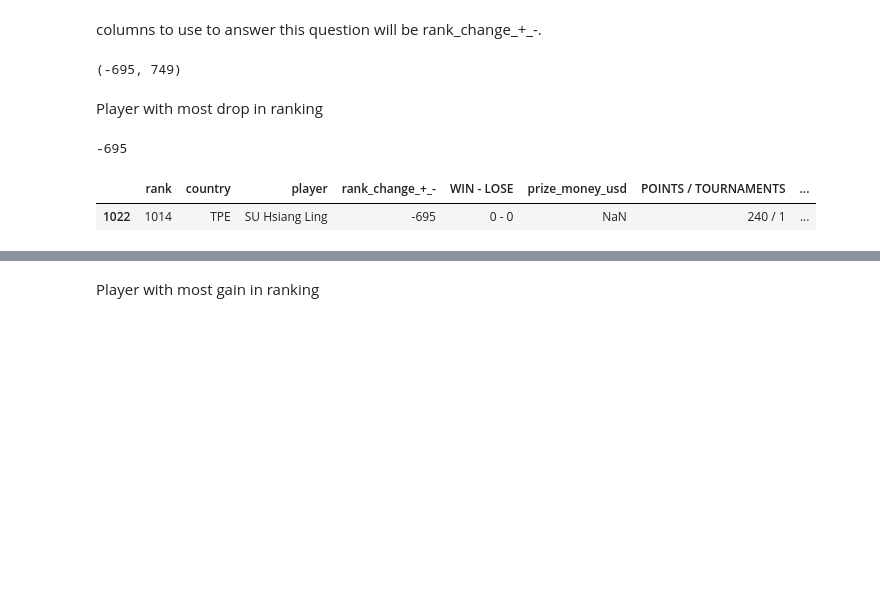
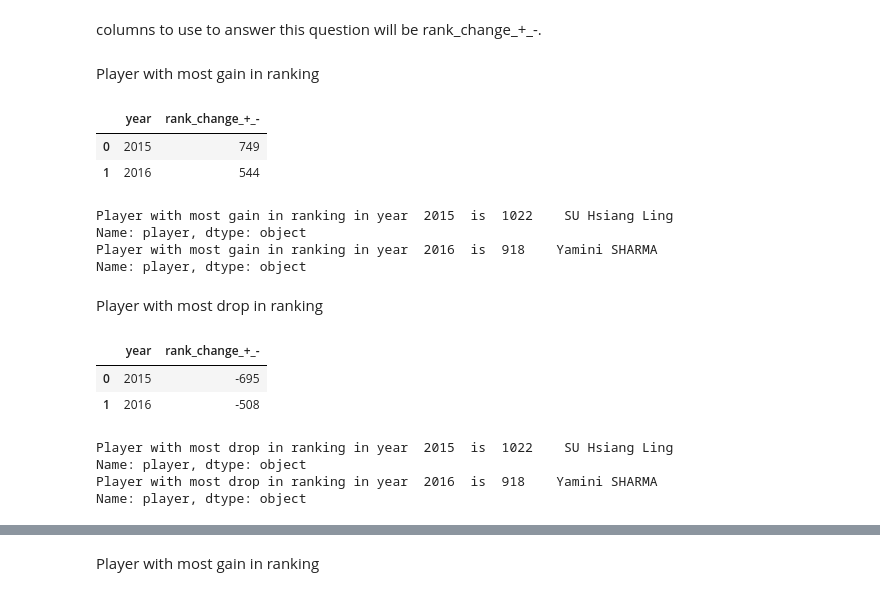
Before and after one commit to sdaphtardar/bwf-data, a Jupyter notebook: Data_Analysis_BWF-data.ipynb, the cells around one changed output, grey strips where cells are left out. Cells and saved outputs as stored; diff of their text form; code cells hidden in the pictures; blank space fills up the shorter version.

```diff
--- a/Data_Analysis_BWF-data.ipynb
+++ b/Data_Analysis_BWF-data.ipynb
@@ -834,18 +834,25 @@ array(['year', 'week', 'country', 'rank', 'player', 'rank_change_+_-',
       dtype=object)
 # %% [markdown]
 columns to use to answer this question will be rank_change_+_-.
-# %%
-df['rank_change_+_-'].min(), df['rank_change_+_-'].max()
-# %% [output]
-(-695, 749)
+# %% [markdown]
+Player with most gain in ranking
+# %%
+groupby_df_new=df_new.groupby(['year'], as_index=False).agg({'rank_change_+_-':max})
+# %%
+groupby_df_new
+# %% [output]
+|  | year | rank_change_+_- |
+| 0 | 2015 | 749 |
+| 1 | 2016 | 544 |
+# %%
+for i in range(len(groupby_df_new)):
+    player_name=df_new[(df_new['year']==groupby_df_new.iloc[i,0]) & (df_new['rank_change_+_-']==\
+                                                                              groupby_df_new.iloc[i,1])]['player']
+    print('Player with most gain in ranking in year ', groupby_df_new.iloc[i,0],' is ', player_name)
+# %% [output]
+Player with most gain in ranking in year  2015  is  1022    SU Hsiang Ling
+Name: player, dtype: object
+Player with most gain in ranking in year  2016  is  918    Yamini SHARMA
+Name: player, dtype: object
 # %% [markdown]
 Player with most drop in ranking
-# %%
-df['rank_change_+_-'].min()
-# %% [output]
--695
-# %%
-df[df['rank_change_+_-']==df['rank_change_+_-'].min()]
-# %% [output]
-|  | rank | country | player | rank_change_+_- | WIN - LOSE | prize_money_usd | POINTS / TOURNAMENTS | ... |
-| 1022 | 1014 | TPE | SU Hsiang Ling | -695 | 0 - 0 | NaN | 240 / 1 | ... |
@@ -851,0 +861,16 @@ df[df['rank_change_+_-']==df['rank_change_+_-'].min()]
+# %%
+groupby_df_new
+# %% [output]
+|  | year | rank_change_+_- |
+| 0 | 2015 | -695 |
+| 1 | 2016 | -508 |
+# %%
+for i in range(len(groupby_df_new)):
+    player_name=df_new[(df_new['year']==groupby_df_new.iloc[i,0]) & (df_new['rank_change_+_-']==\
+                                                                              groupby_df_new.iloc[i,1])]['player']
+    print('Player with most drop in ranking in year ', groupby_df_new.iloc[i,0],' is ', player_name)
+# %% [output]
+Player with most drop in ranking in year  2015  is  1022    SU Hsiang Ling
+Name: player, dtype: object
+Player with most drop in ranking in year  2016  is  918    Yamini SHARMA
+Name: player, dtype: object
```
Also changed, not shown: parts of 16 cells of this notebook.
